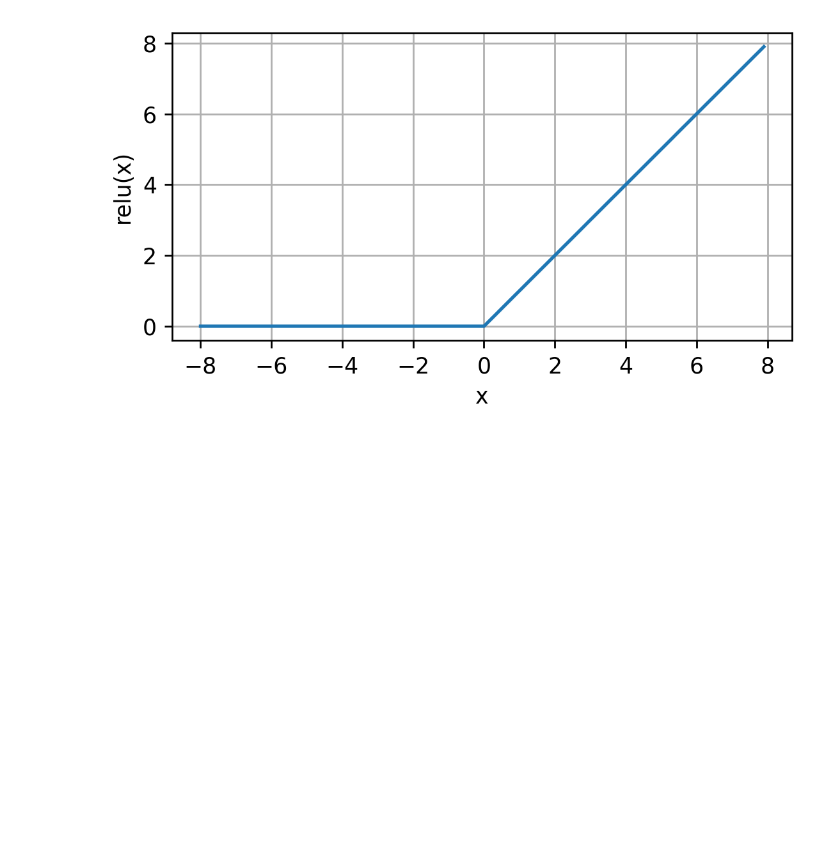
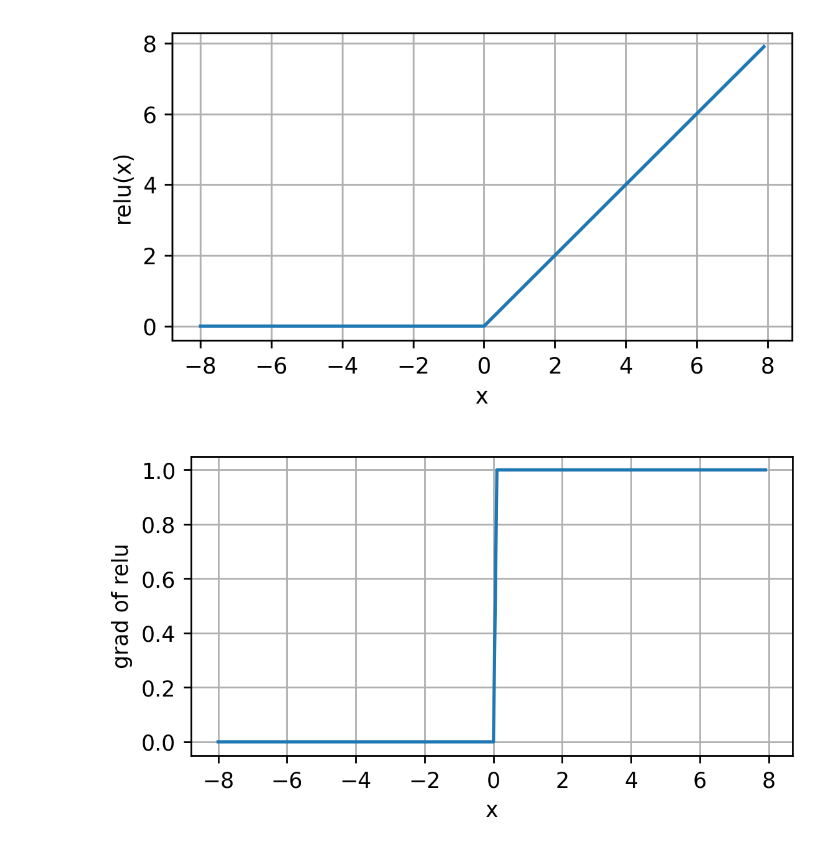
Before and after one commit to DGMEFG/DeepLearning, a Jupyter notebook: ch4.多层感知机/多层感知机.ipynb, the cells around one changed output. Drawn from its saved outputs; the diff is of its cells as text; code cells hidden in the pictures; blank space fills up the shorter version.

```diff
--- a/ch4.多层感知机/多层感知机.ipynb
+++ b/ch4.多层感知机/多层感知机.ipynb
@@ -11,3 +12,9 @@ y = torch.relu(x)
 plot(x.detach(), y.detach(), 'x', 'relu(x)', figsize=(5, 2.5))
 # %% [output]
 [figure]
+# %%
+# dy / dx * [1, 1, ..., 1]
+y.backward(torch.ones_like(x), retain_graph=True)
+plot(x.detach(), x.grad, 'x', 'grad of relu', figsize=(5, 2.5))
+# %% [output]
+[figure, added]
```
Also changed, not shown: parts of 5 cells of this notebook, 6 other files.
